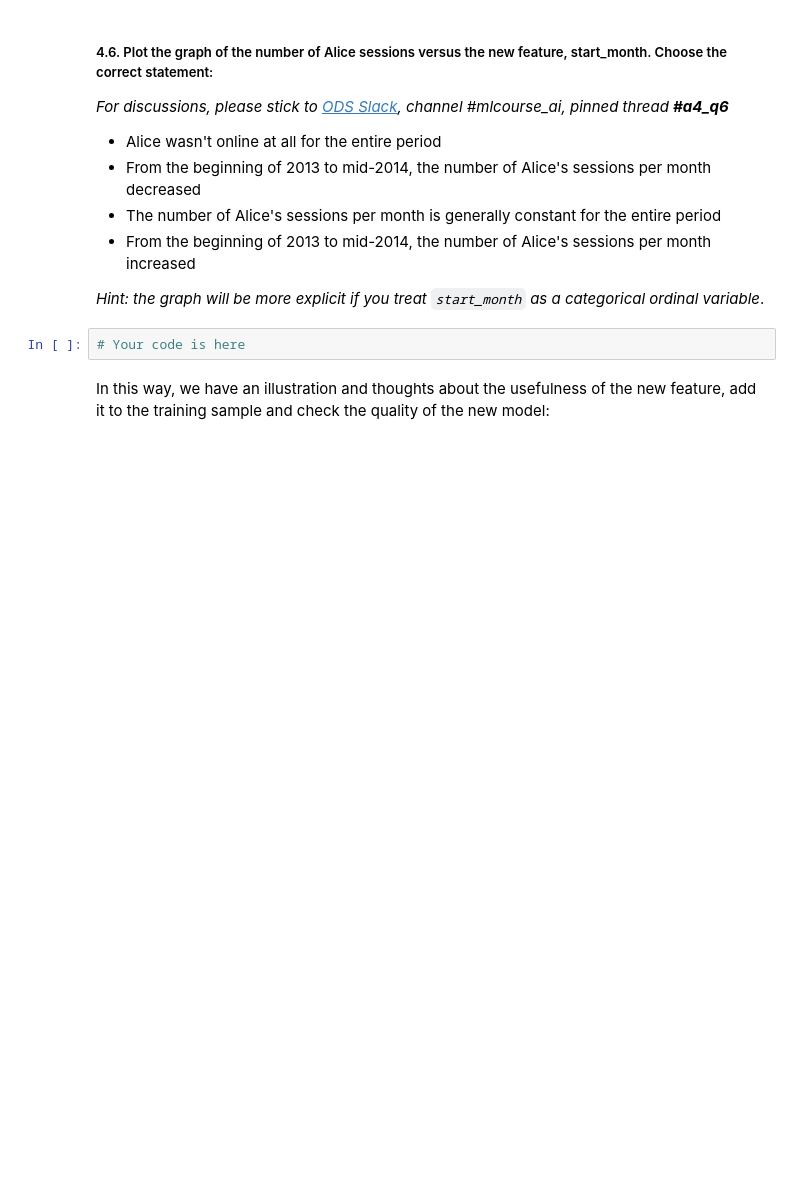
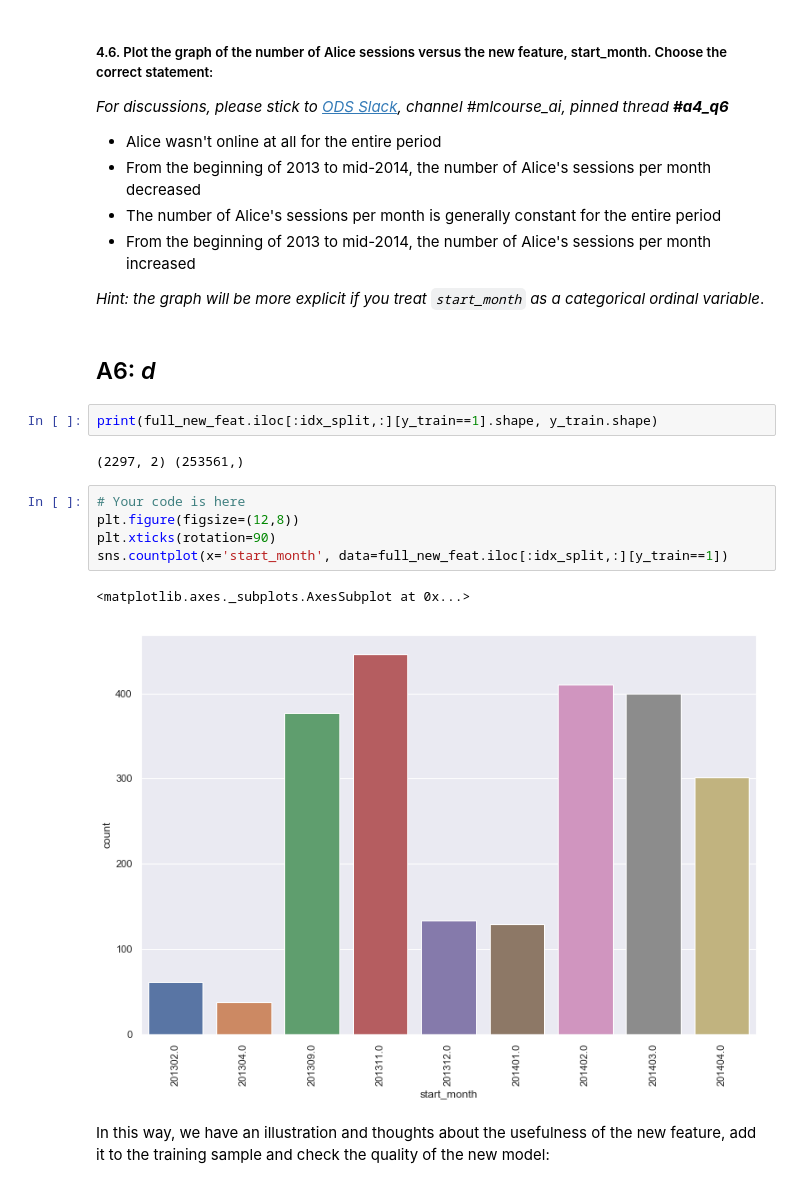
Before and after one commit to Kozyman/mlcourse.ai, a Jupyter notebook: jupyter_english/assignments_fall2018/assignment4_websites_logistic_regression.ipynb, the cells around one changed output. Saved outputs shown, nothing was run; the diff lists cells and outputs as text; blank space fills up the shorter version.

```diff
--- a/jupyter_english/assignments_fall2018/assignment4_websites_logistic_regression.ipynb
+++ b/jupyter_english/assignments_fall2018/assignment4_websites_logistic_regression.ipynb
@@ -451,8 +473,20 @@ full_new_feat['start_month'] = full_df['time1'].apply(lambda ts:
 - From the beginning of 2013 to mid-2014, the number of Alice's sessions per month increased
 
 *Hint: the graph will be more explicit if you treat `start_month` as a categorical ordinal variable*.
-# %%
-# Your code is here
+# %% [markdown]
+## A6: *d*
+# %%
+print(full_new_feat.iloc[:idx_split,:][y_train==1].shape, y_train.shape)
+# %% [output]
+(2297, 2) (253561,)
+# %%
+# Your code is here
+plt.figure(figsize=(12,8))
+plt.xticks(rotation=90)
+sns.countplot(x='start_month', data=full_new_feat.iloc[:idx_split,:][y_train==1])
+# %% [output]
+<matplotlib.axes._subplots.AxesSubplot at 0x...>
+[figure, added]
 # %% [markdown]
 In this way, we have an illustration and thoughts about the usefulness of the new feature, add it to the training sample and check the quality of the new model:
 # %%
```
Also changed, not shown: parts of 22 cells of this notebook, 7 other files.
